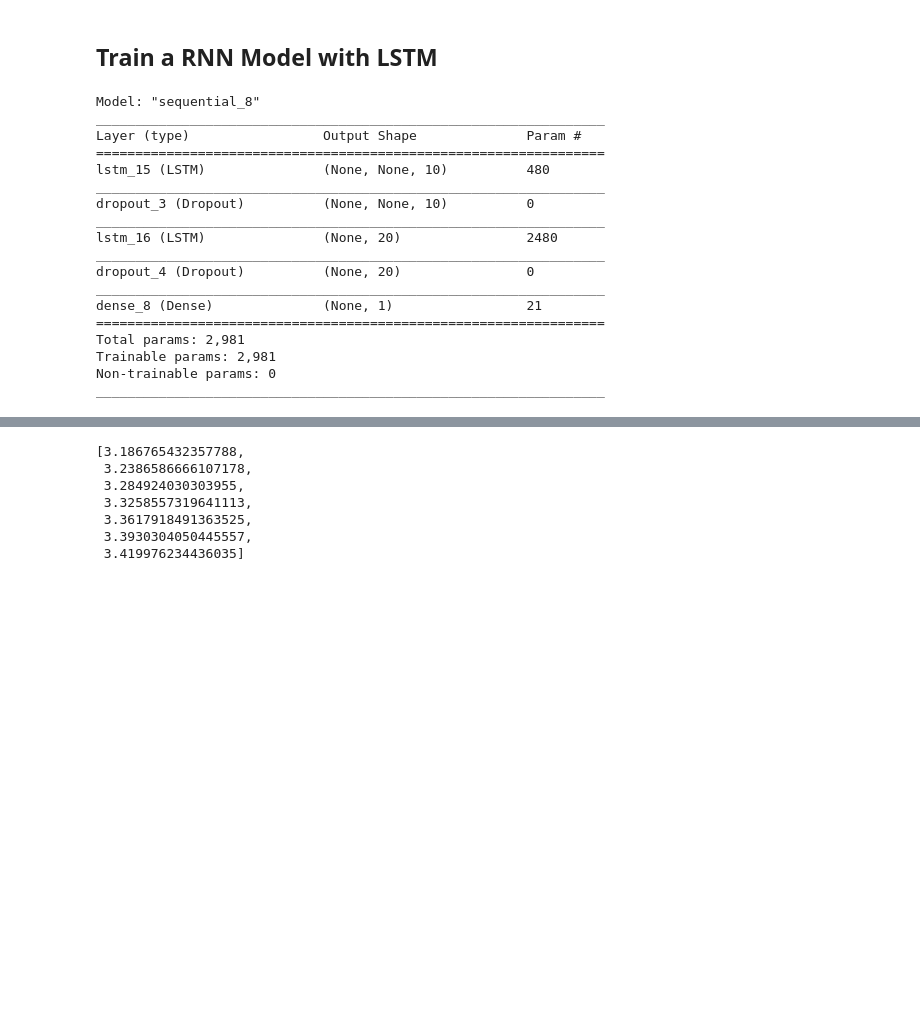
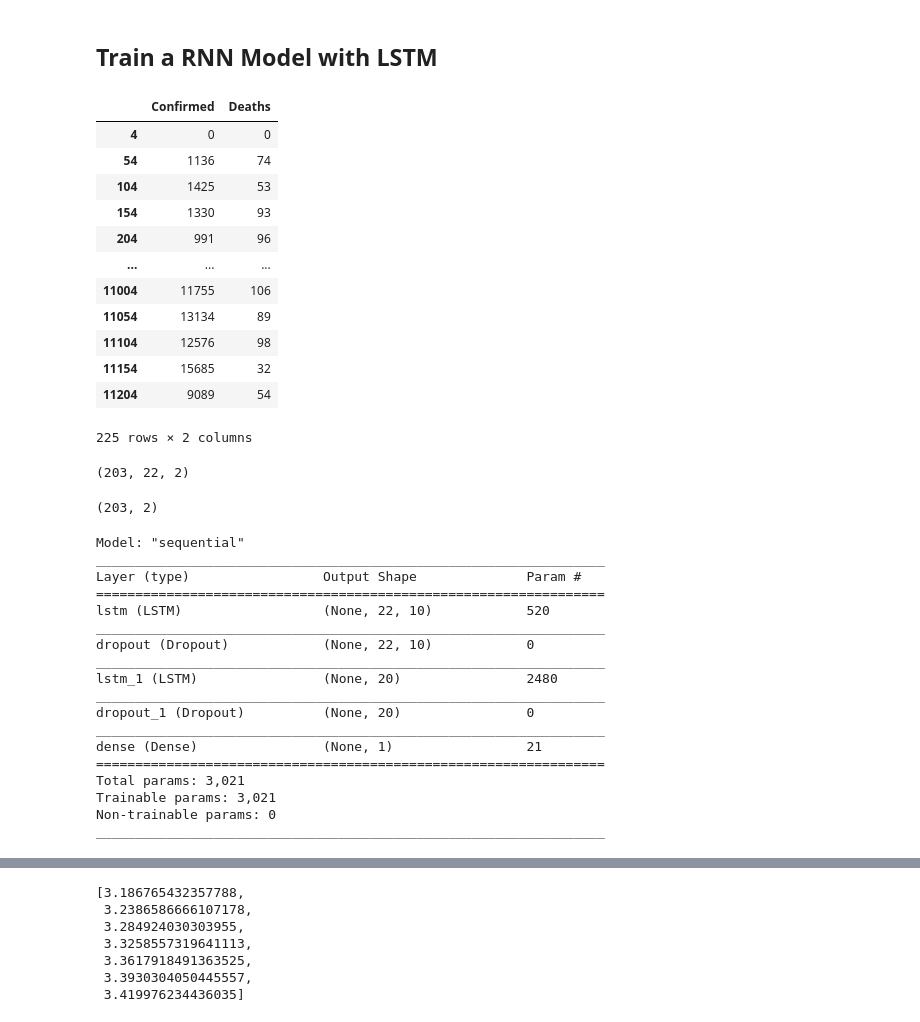
Before and after one commit to JackZhao98/COVID19-Prediction, a Jupyter notebook: RNN_LSTM.ipynb, the cells around one changed output, grey strips where cells are left out. Cells and saved outputs as stored; diff of their text form; code cells hidden in the pictures; blank space fills up the shorter version.

```diff
--- a/RNN_LSTM.ipynb
+++ b/RNN_LSTM.ipynb
@@ -142,25 +160,31 @@ AttributeError: 'DataFrame' object has no attribute 'Deaths'
 # %%
 import tensorflow as tf
 from tensorflow import keras
 from tensorflow.keras import layers
 from tensorflow.keras.layers import Dense, LSTM, Dropout
 from tensorflow.keras import Sequential
 from tensorflow.keras import Input
 from tensorflow.keras.models import Model
 
-
-# test model for current_state
-data_training = np.array(state_train_data[current_state])
-
-X_train = []
-y_train = []
-
 # window_size is use n-1 days to predict nth day
 window_size = 22
 forecast_days = 7
 
-for i in range(data_training.shape[0] - window_size):
-    X_train.append(data_training[i : i + window_size])
-    y_train.append(data_training[i + window_size, 0])
-
-X_train, y_train = np.array(X_train), np.array(y_train)
+# test model for current_state
+current_state = 'California'
+data_training = state_temporal_data[current_state]
+data_training
+# %% [output]
+|  | Confirmed | Deaths |
+| 4 | 0 | 0 |
+| 54 | 1136 | 74 |
+| 104 | 1425 | 53 |
+| 154 | 1330 | 93 |
+| 204 | 991 | 96 |
+| ... | ... | ... |
+| 11004 | 11755 | 106 |
+| 11054 | 13134 | 89 |
+| 11104 | 12576 | 98 |
+| 11154 | 15685 | 32 |
+| 11204 | 9089 | 54 |
+225 rows × 2 columns
@@ -167,7 +206,15 @@ X_train, y_train = np.array(X_train), np.array(y_train)
+# %%
+X_train.shape
+# %% [output]
+(203, 22, 2)
+# %%
+y_train.shape
+# %% [output]
+(203, 2)
 # %%
 model = keras.Sequential()
 
-model.add(LSTM(units=10, return_sequences=True, input_shape=(None, X_train.shape[2])))
+model.add(LSTM(units=10, return_sequences=True, input_shape=(X_train.shape[1], X_train.shape[2])))
 model.add(Dropout(0.1))
 
 model.add(LSTM(units=20, return_sequences=False))
@@ -177,22 +224,22 @@ model.add(Dense(units = 1))
 
 model.summary()
 # %% [output]
-Model: "sequential_8"
+Model: "sequential"
 _________________________________________________________________
 Layer (type)                 Output Shape              Param #
 =================================================================
-lstm_15 (LSTM)               (None, None, 10)          480
+lstm (LSTM)                  (None, 22, 10)            520
 _________________________________________________________________
-dropout_3 (Dropout)          (None, None, 10)          0
+dropout (Dropout)            (None, 22, 10)            0
 _________________________________________________________________
-lstm_16 (LSTM)               (None, 20)                2480
+lstm_1 (LSTM)                (None, 20)                2480
 _________________________________________________________________
-dropout_4 (Dropout)          (None, 20)                0
+dropout_1 (Dropout)          (None, 20)                0
 _________________________________________________________________
-dense_8 (Dense)              (None, 1)                 21
+dense (Dense)                (None, 1)                 21
 =================================================================
-Total params: 2,981
-Trainable params: 2,981
+Total params: 3,021
+Trainable params: 3,021
 Non-trainable params: 0
 _________________________________________________________________
 # %%
```
Also changed, not shown: parts of 23 cells of this notebook.
